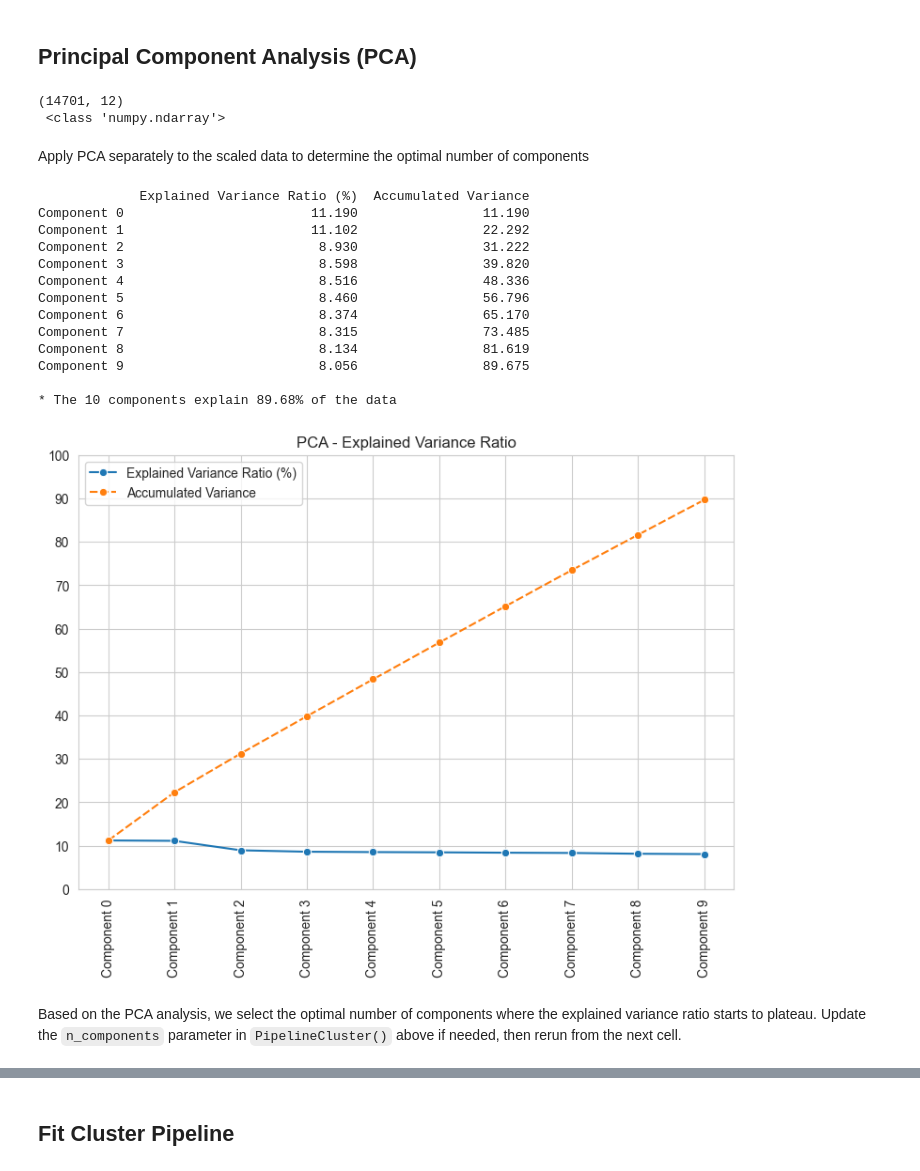
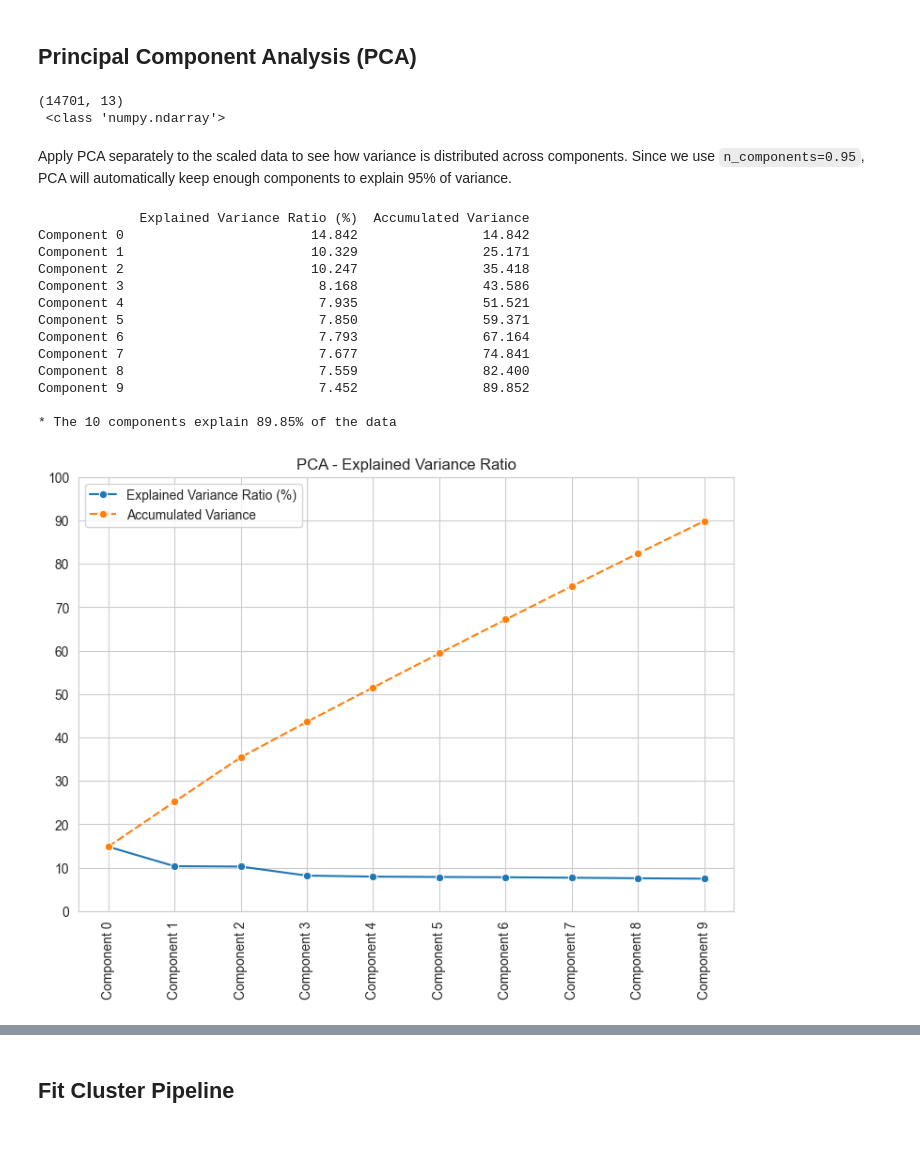
Before and after one commit to Scaphix/the-ai-salary-index, a Jupyter notebook: jupyter_notebooks/06 - ModelingEvaluation - Cluster.ipynb, the cells around one changed output, grey strips where cells are left out. Cells and saved outputs as stored; diff of their text form; code cells hidden in the pictures; blank space fills up the shorter version.

```diff
--- a/jupyter_notebooks/06 - ModelingEvaluation - Cluster.ipynb
+++ b/jupyter_notebooks/06 - ModelingEvaluation - Cluster.ipynb
@@ -112,21 +115,3 @@ We create a custom transformer that applies meaningful ordinal mappings, matchin
 * `experience_level`: EN=0, MI=1, SE=2, EX=3
 * `education_required`: Associate=0, Bachelor=1, Master=2, PhD=3
 * `company_size`: S=0, M=1, L=2
-# %%
-from sklearn.base import BaseEstimator, TransformerMixin
-
-
-class OrdinalMappingEncoder(BaseEstimator, TransformerMixin):
-    """Encodes ordinal variables using predefined mappings."""
-
-    def __init__(self, mappings):
-        self.mappings = mappings
-
-    def fit(self, X, y=None):
-        return self
-
-    def transform(self, X):
-        X = X.copy()
-        for col, mapping in self.mappings.items():
-            X[col] = X[col].map(mapping)
-        return X
@@ -146,7 +139,6 @@ from sklearn.pipeline import Pipeline
 
 # Encoding
 from feature_engine.encoding import CountFrequencyEncoder, OneHotEncoder
-from feature_engine.selection import SmartCorrelatedSelection
 
 # Feature Scaling
 from sklearn.preprocessing import StandardScaler
@@ -158,7 +150,7 @@ from sklearn.decomposition import PCA
 from sklearn.cluster import KMeans
 
 
-def PipelineCluster():
+def PipelineCluster(n_components=0.95, n_clusters=3):
     pipeline_base = Pipeline([
         # Step 1: Encode ordinal variables with meaningful order
         ("OrdinalMappingEncoder", OrdinalMappingEncoder(mappings={
@@ -177,19 +169,14 @@ def PipelineCluster():
             encoding_method='frequency',
             variables=['job_title', 'company_location', 'employee_residence', 'industry'])),
 
-        # Step 4: Remove correlated features
-        ("SmartCorrelatedSelection", SmartCorrelatedSelection(
-            variables=None, method="spearman",
-            threshold=0.8, selection_method="variance")),
-
-        # Step 5: Scale all features
+        # Step 4: Scale all features so no group dominates by magnitude
         ("scaler", StandardScaler()),
 
-        # Step 6: PCA
-        ("PCA", PCA(n_components=6, random_state=0)),
+        # Step 5: PCA — blend all features into balanced components
+        ("PCA", PCA(n_components=n_components, random_state=0)),
 
-        # Step 7: Cluster
-        ("model", KMeans(n_clusters=10, random_state=0)),
+        # Step 6: Cluster
+        ("model", KMeans(n_clusters=n_clusters, random_state=0)),
     ])
     return pipeline_base
 
@@ -216,7 +202,0 @@ Pipeline(steps=[('OrdinalMappingEncoder',
-# %%
-pipeline_cluster = PipelineCluster()
-pipeline_pre = Pipeline(pipeline_cluster.steps[:4])  # up to SmartCorrelatedSelection
-pipeline_pre.fit(df)
-
-print("Dropped:", pipeline_pre['SmartCorrelatedSelection'].features_to_drop_)
-print("Kept:", pipeline_pre['SmartCorrelatedSelection'].get_feature_names_out())
@@ -236,16 +205,16 @@ years_experience          0.971161          1.000000
 # %%
 pipeline_cluster = PipelineCluster()
 
-# All steps except PCA and KMeans
+# All steps except PCA and KMeans (encoding + scaling)
 pipeline_pca = Pipeline(pipeline_cluster.steps[:-2])
 df_pca = pipeline_pca.fit_transform(df)
 
 print(df_pca.shape, '\n', type(df_pca))
 # %% [output]
-(14701, 12)
+(14701, 13)
  <class 'numpy.ndarray'>
-# %% [markdown]
-Apply PCA separately to the scaled data to determine the optimal number of components
+# %% [markdown]
+Apply PCA separately to the scaled data to see how variance is distributed across components. Since we use `n_components=0.95`, PCA will automatically keep enough components to explain 95% of variance.
 # %%
 import matplotlib.pyplot as plt
 import seaborn as sns
@@ -256,45 +225,42 @@ n_components = 10
 
 def pca_components_analysis(df_pca, n_components):
     pca = PCA(n_components=n_components).fit(df_pca)
-    x_PCA = pca.transform(df_pca)
 
     ComponentsList = ["Component " + str(number)
                       for number in range(n_components)]
     dfExplVarRatio = pd.DataFrame(
         data=np.round(100 * pca.explained_variance_ratio_, 3),
         index=ComponentsList,
         columns=['Explained Variance Ratio (%)'])
 
     dfExplVarRatio['Accumulated Variance'] = dfExplVarRatio['Explained Variance Ratio (%)'].cumsum()
 
     PercentageOfDataExplained = dfExplVarRatio['Explained Variance Ratio (%)'].sum()
 
     print(dfExplVarRatio)
     print(f"\n* The {n_components} components explain {round(PercentageOfDataExplained, 2)}% of the data \n")
 
     plt.figure(figsize=(9, 6))
     sns.lineplot(data=dfExplVarRatio, marker="o")
     plt.xticks(rotation=90)
     plt.yticks(np.arange(0, 110, 10))
     plt.title("PCA - Explained Variance Ratio")
     plt.show()
 
 
 pca_components_analysis(df_pca=df_pca, n_components=n_components)
 # %% [output]
              Explained Variance Ratio (%)  Accumulated Variance
-Component 0                        11.190                11.190
-Component 1                        11.102                22.292
-Component 2                         8.930                31.222
-Component 3                         8.598                39.820
-Component 4                         8.516                48.336
-Component 5                         8.460                56.796
-Component 6                         8.374                65.170
-Component 7                         8.315                73.485
-Component 8                         8.134                81.619
-Component 9                         8.056                89.675
+Component 0                        14.842                14.842
+Component 1                        10.329                25.171
+Component 2                        10.247                35.418
+Component 3                         8.168                43.586
+Component 4                         7.935                51.521
+Component 5                         7.850                59.371
+Component 6                         7.793                67.164
+Component 7                         7.677                74.841
+Component 8                         7.559                82.400
+Component 9                         7.452                89.852
 
-* The 10 components explain 89.68% of the data
+* The 10 components explain 89.85% of the data
-[figure, old version]
+[figure, new version]
-# %% [markdown]
-Based on the PCA analysis, we select the optimal number of components where the explained variance ratio starts to plateau. Update the `n_components` parameter in `PipelineCluster()` above if needed, then rerun from the next cell.
```
Also changed, not shown: parts of 113 cells of this notebook.
